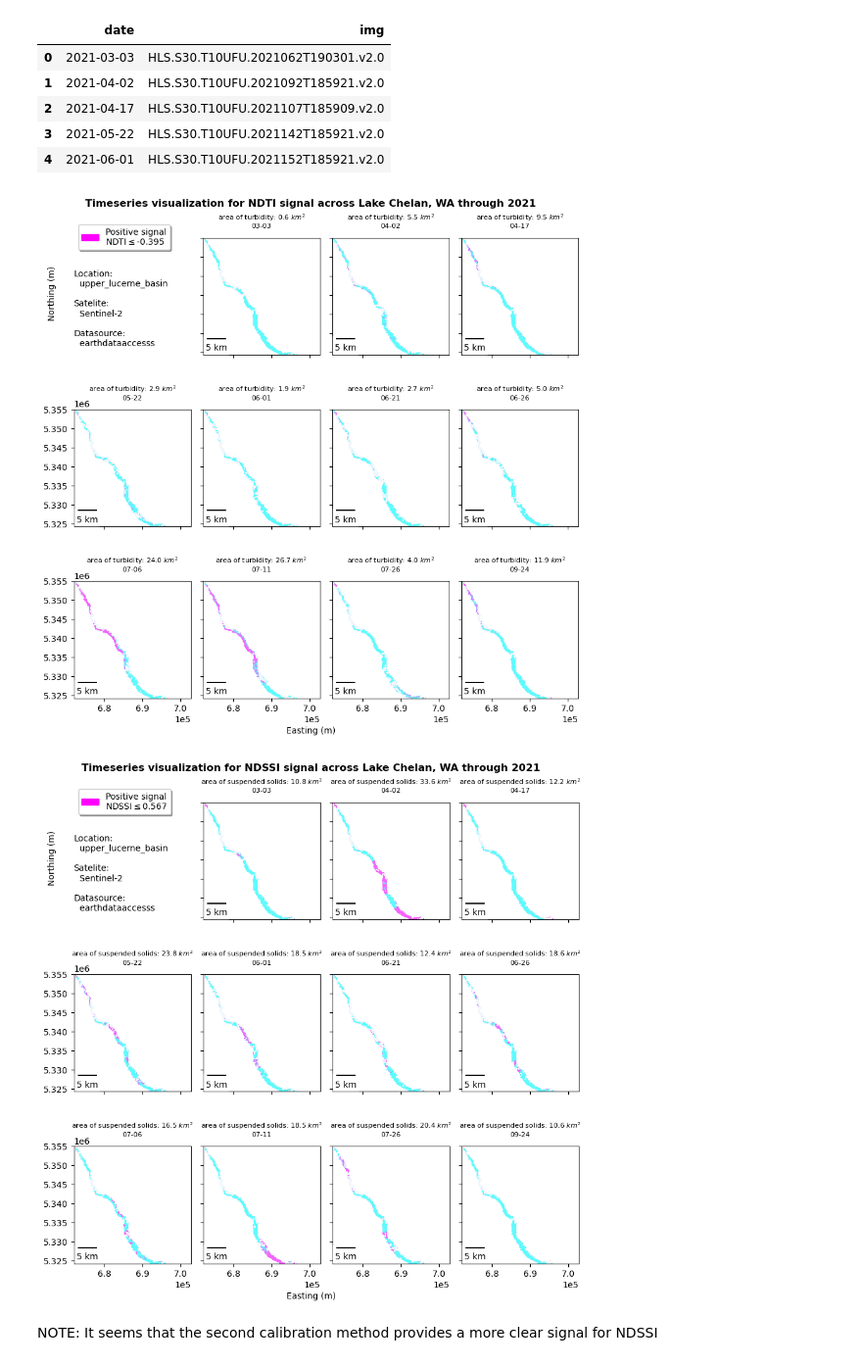
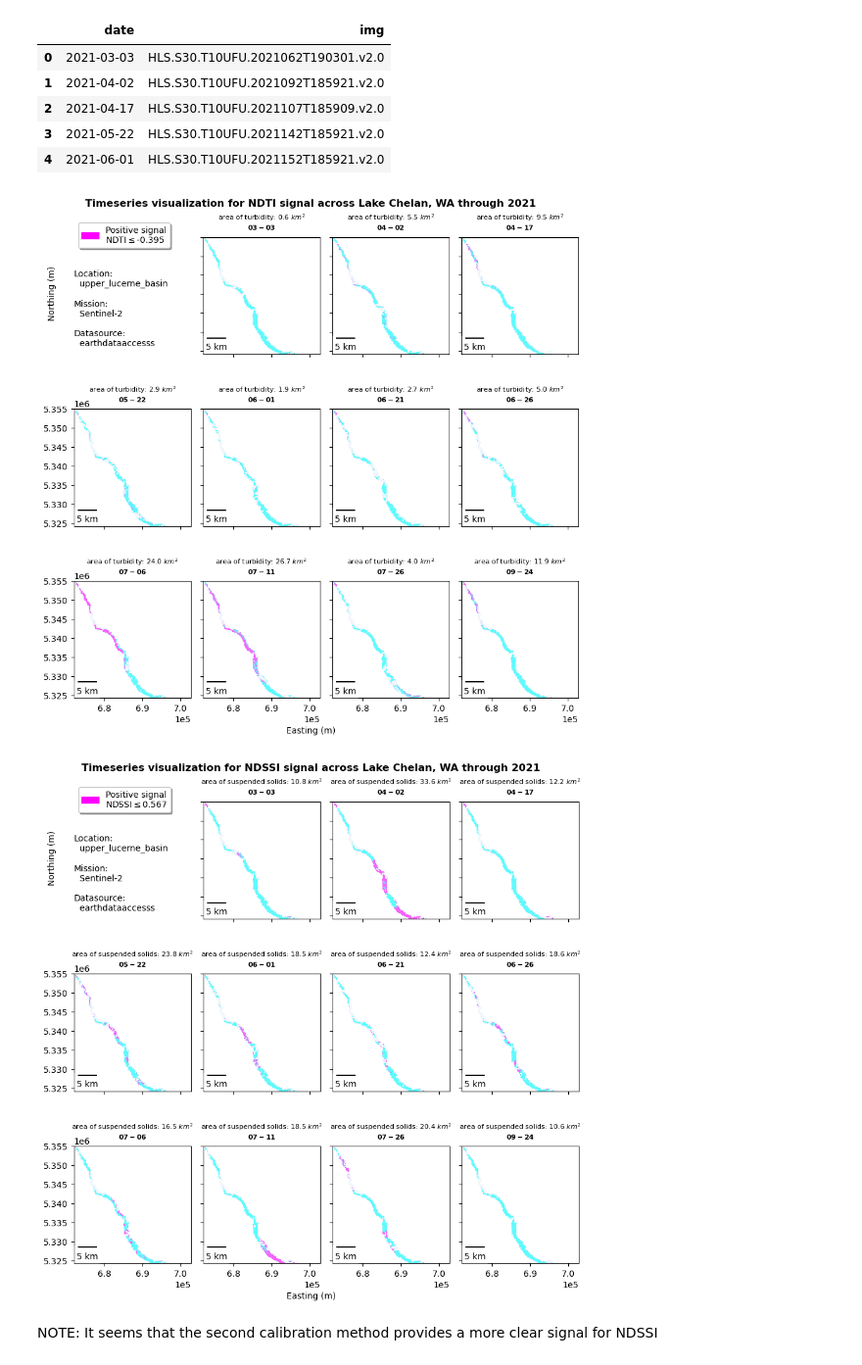
Before and after one commit to UW-GDA/Project_Chelanigans, a Jupyter notebook: chelan_4_affected-area-analysis.ipynb, the cells around one changed output. Shown at 98% size. Cells and saved outputs as stored; diff of their text form; code cells hidden in the pictures.

```diff
--- a/chelan_4_affected-area-analysis.ipynb
+++ b/chelan_4_affected-area-analysis.ipynb
@@ -582,7 +582,9 @@ for i in enumerate(img_list[0:11]):
     shw0 = axa[axa_num].imshow(ndti_clipd_thresh_mask, cmap='cool', extent=window_extent, alpha=0.6, vmin=0, vmax=1)
 
     axa[axa_num].add_artist(ScaleBar(1.0, location='lower left'))
-    axa[axa_num].set_title(area_of_turb+'\n'+date[5:10], fontsize=8, y=1.04)
+    axa[axa_num].set_title(area_of_turb+'\n'
+                           +r"$\bf{" + str(date[5:10]) + "}$",
+                           fontsize=8, y=1.02)
     axa[axa_num].ticklabel_format(scilimits=(1,3))
     axa[axa_num].set_xlim(window_extent[0], window_extent[1])
     axa[axa_num].set_ylim(window_extent[2], window_extent[3])
@@ -602,7 +604,7 @@ turb_legend = mpatches.Patch(color='fuchsia', label=('Positive signal'+'\n'+'NDT
 #turb_legend = mpatches.Patch(color='fuchsia', label=('Positive signal'+'\n'+'NDTI<=%s' %(thresh_ndti)))
 axa[0].legend(handles=[turb_legend], loc='upper left', shadow=True, fancybox=True)
 axa[0].set_title((('Location:'+'\n'+'  %s'+'\n'+'\n'
-                  +'Satelite:'+'\n'+'  Sentinel-2'+'\n'+'\n'
+                  +'Mission:'+'\n'+'  Sentinel-2'+'\n'+'\n'
                   +'Datasource:'+'\n'+'  earthdataaccesss'+'\n') %window_id),
                  loc='left', fontsize=10, y=0.075)
 axa[0].axis('off')
@@ -619,7 +621,7 @@ if os.path.isfile(strFile):
     os.system("rm "+strFile)
 plt.savefig(strFile);
 # %% [output]
-[figure, old version]
+[figure, new version]
 # %%
 fig, axa = plt.subplots(3, 4, figsize=(9, 9), edgecolor='k', sharex=True, sharey=True)
 #plt.figure(figsize=(18, 12), edgecolor='k')
@@ -671,40 +673,45 @@ for i in enumerate(img_list[0:11]):
     shw0 = axa[axa_num].imshow(ndssi_clipd_thresh_mask, cmap='cool', extent=window_extent, alpha=0.6, vmin=0, vmax=1)
 
     axa[axa_num].add_artist(ScaleBar(1.0, location='lower left'))
-    axa[axa_num].set_title(area_of_turb+'\n'+date[5:10], fontsize=8, y=1.04)
+
+    #using MathText to render part of title in bold
+    #https://stackoverflow.com/questions/34937048/make-part-of-a-matplotlib-title-bold-and-a-different-color
+    axa[axa_num].set_title(area_of_turb+'\n'
+                           +r"$\bf{" + str(date[5:10]) + "}$",
+                           fontsize=8, y=1.02)
     axa[axa_num].ticklabel_format(scilimits=(1,3))
     axa[axa_num].set_xlim(window_extent[0], window_extent[1])
     axa[axa_num].set_ylim(window_extent[2], window_extent[3])
 
     plt.tight_layout()
 
 #fig.delaxes(axa[0])
 
 fig.text(0.5, 0.005, 'Easting (m)', ha='center')
 fig.text(0.025, 0.8, 'Northing (m)', va='center', rotation='vertical')
 #https://stackoverflow.com/questions/16150819/common-xlabel-ylabel-for-matplotlib-subplots
 
 turb_legend = mpatches.Patch(color='fuchsia', label=('Positive signal'+'\n'+'NDSSI'+'$\leq$'+'%s' %(thresh_ndssi)))
 axa[0].legend(handles=[turb_legend], loc='upper left', shadow=True, fancybox=True)
 axa[0].set_title((('Location:'+'\n'+'  %s'+'\n'+'\n'
-                  +'Satelite:'+'\n'+'  Sentinel-2'+'\n'+'\n'
+                  +'Mission:'+'\n'+'  Sentinel-2'+'\n'+'\n'
                   +'Datasource:'+'\n'+'  earthdataaccesss'+'\n') %window_id),
                  loc='left', fontsize=10, y=0.075)
 axa[0].axis('off')
 
 #bar = plt.colorbar(shw0, ax=axa[-1], location='left', anchor=(4.5,0.5), shrink=0.9, label="NDTI")
 plt.tight_layout()
 
 chelan_df['NDSSI_area'] = NDSSI_area_ls[::]
 
 #save image output
 strFile = ('/home/jovyan/project/chelanigans/output/%s/%s/NDSSI_thresh_timeseries.png' %(notebook, window_id))
 if os.path.isfile(strFile):
 #os.remove(strFile)
     os.system("rm "+strFile)
 plt.savefig(strFile);
 # %% [output]
-[figure, old version]
+[figure, new version]
 # %% [markdown]
 NOTE: It seems that the second calibration method provides a more clear signal for NDSSI
 # %% [markdown]
```
Also changed, not shown: parts of 1 cell of this notebook, 2 other files.
